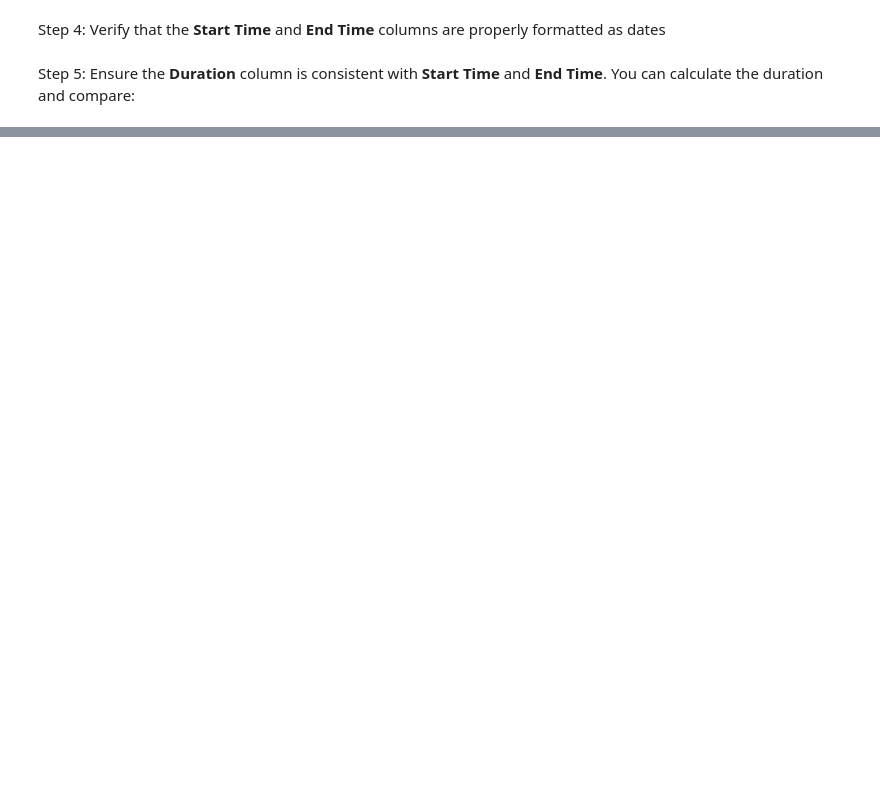
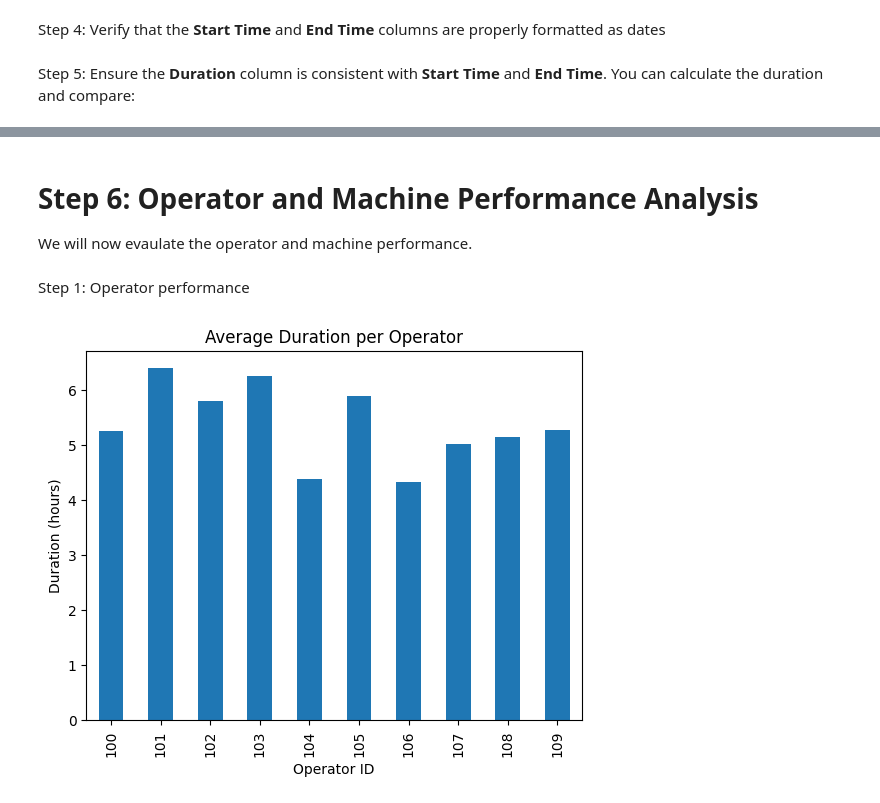
Before and after one commit to CMoser965/Data_Science_01, a Jupyter notebook: src/main.ipynb, the cells around one changed output, grey strips where cells are left out. Saved outputs shown, nothing was run; the diff lists cells and outputs as text; code cells hidden in the pictures; blank space fills up the shorter version.

```diff
--- a/src/main.ipynb
+++ b/src/main.ipynb
@@ -56,0 +133,15 @@ df["Calculated_Duration"] = (df["End_Time"] - df["Start_Time"]).dt.total_seconds
+# %% [markdown]
+# Step 6: Operator and Machine Performance Analysis
+
+We will now evaulate the operator and machine performance.
+# %% [markdown]
+Step 1: Operator performance
+# %%
+avg_duration_per_operator = df.groupby("Operator_ID")["Duration"].mean()
+avg_duration_per_operator.plot(kind="bar")
+plt.title("Average Duration per Operator")
+plt.xlabel("Operator ID")
+plt.ylabel("Duration (hours)")
+plt.show()
+# %% [output]
+[figure, added]
```
Also changed, not shown: parts of 19 cells of this notebook.
